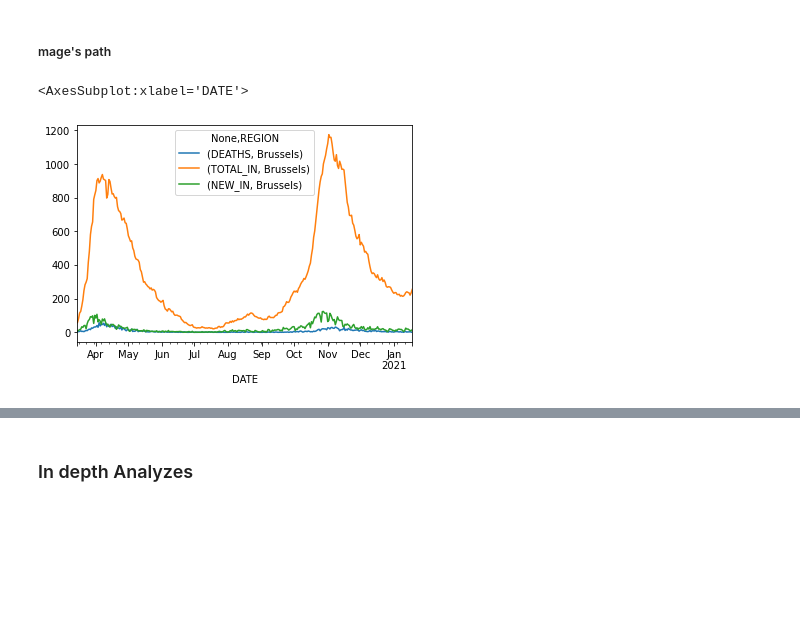
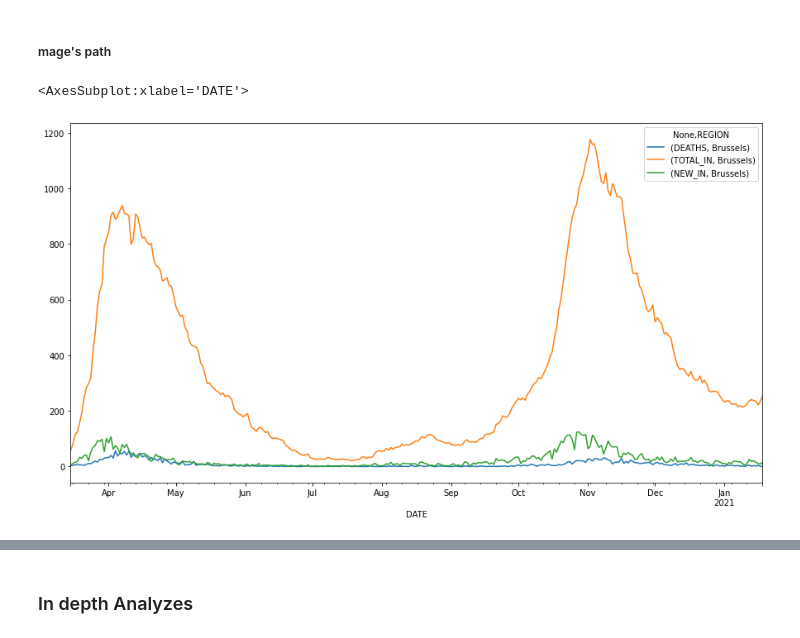
Before and after one commit to Demesmaeker/workshop-IBM-covid, a Jupyter notebook: main.ipynb, the cells around one changed output, grey strips where cells are left out. Saved outputs shown, nothing was run; the diff lists cells and outputs as text; code cells hidden in the pictures; blank space fills up the shorter version.

```diff
--- a/main.ipynb
+++ b/main.ipynb
@@ -309,5 +339,6 @@ Name: REGION, dtype: int64
 # %%
-final_pivot = final.pivot(index="DATE",columns="REGION",values=["DEATHS","TOTAL_IN","NEW_IN"])
+final_pivot = final.pivot(index="DATE",columns="REGION",values=['DEATHS', 'TOTAL_IN', 'TOTAL_IN_ICU','TOTAL_IN_RESP',
+                                                                'TOTAL_IN_ECMO', 'NEW_IN', 'NEW_OUT'])
 # %%
 final_pivot
 # %% [output]
@@ -363,8 +394,8 @@ plt.legend(["DEATHS","TOTAL_IN","NEW_IN"])
 # %% [markdown]
 ##### mage's path
 # %%
-final_pivot[[('DEATHS', 'Brussels'), ('TOTAL_IN', 'Brussels'), ('NEW_IN', 'Brussels')]].plot()
+final_pivot[[('DEATHS', 'Brussels'), ('TOTAL_IN', 'Brussels'), ('NEW_IN', 'Brussels')]].plot(figsize=(15,8))
 # %% [output]
 <AxesSubplot:xlabel='DATE'>
-[figure, old version]
+[figure, new version]
 # %%
```
Also changed, not shown: parts of 24 cells of this notebook.
